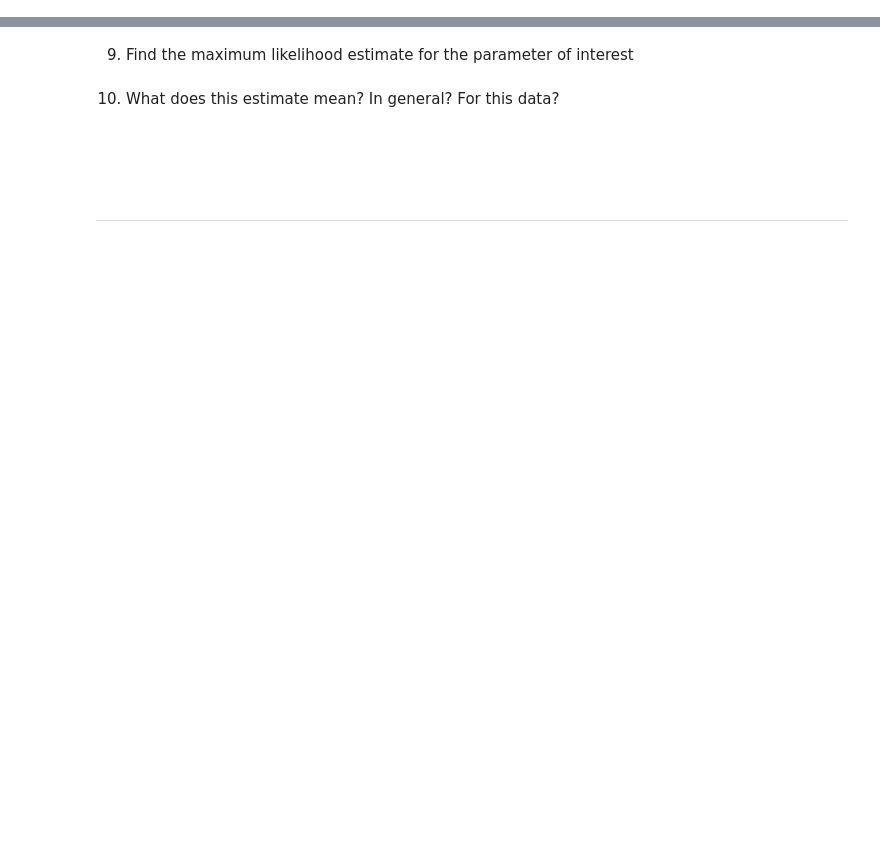
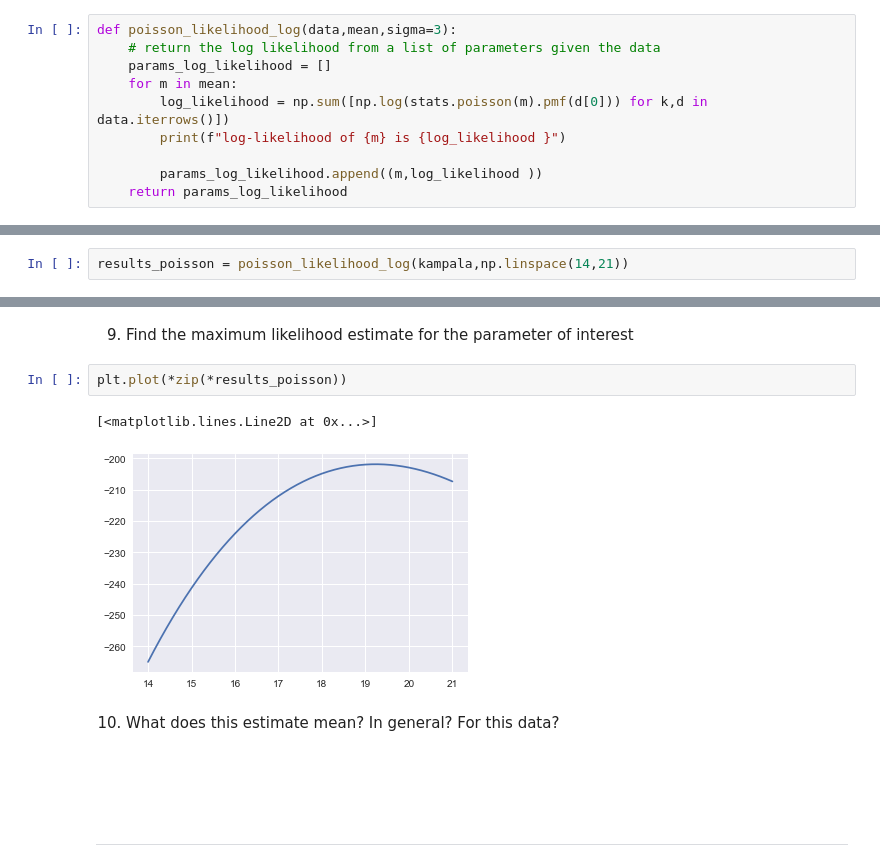
Before and after one commit to jonhilgart22/advanced_stats, a Jupyter notebook: 2_2_am_mle/lab_mle_Jonathan_H.ipynb, the cells around one changed output, grey strips where cells are left out. Saved outputs shown, nothing was run; the diff lists cells and outputs as text; blank space fills up the shorter version.

```diff
--- a/2_2_am_mle/lab_mle_Jonathan_H.ipynb
+++ b/2_2_am_mle/lab_mle_Jonathan_H.ipynb
@@ -432,5 +441,17 @@ $$\mathcal{L}(\lambda) = \prod_{i=0}^n \frac{{e^{ - \lambda } \lambda ^{x_i} }}{
 Calculate the likelihood for each of the values defined in the range.
 
 Plot the values ($x$) against the likelihood ($L(\theta)$)
+# %%
+def poisson_likelihood_log(data,mean,sigma=3):
+    # return the log likelihood from a list of parameters given the data
+    params_log_likelihood = []
+    for m in mean:
+        log_likelihood = np.sum([np.log(stats.poisson(m).pmf(d[0])) for k,d in data.iterrows()])
+        print(f"log-likelihood of {m} is {log_likelihood }")
+
+        params_log_likelihood.append((m,log_likelihood ))
+    return params_log_likelihood
 # %% [markdown]
 8) Write a function to calculate the log-likelihood.
+# %%
+results_poisson = poisson_likelihood_log(kampala,np.linspace(14,21))
@@ -437,5 +476,10 @@ Plot the values ($x$) against the likelihood ($L(\theta)$)
 # %% [markdown]
 9) Find the maximum likelihood estimate for the parameter of interest
+# %%
+plt.plot(*zip(*results_poisson))
+# %% [output]
+[<matplotlib.lines.Line2D at 0x...>]
+[figure, added]
 # %% [markdown]
 10) What does this estimate mean? In general? For this data?
 # %% [markdown]
```
Also changed, not shown: parts of 14 cells of this notebook, 2 other files.
